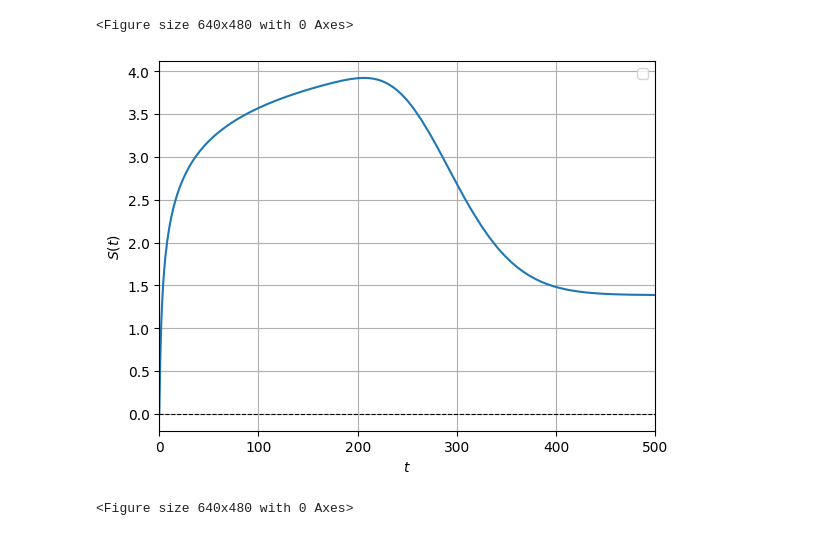
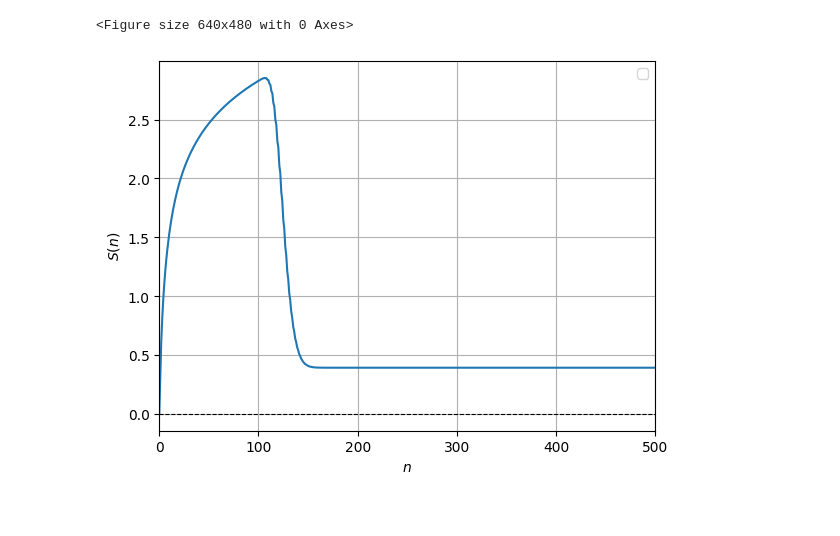
Before and after one commit to pedrolinckm/OQW-Thermodynamics, a Jupyter notebook: thermodynamics_oqw.ipynb, the cells around one changed output. Drawn from its saved outputs; the diff is of its cells as text; code cells hidden in the pictures.

```diff
--- a/thermodynamics_oqw.ipynb
+++ b/thermodynamics_oqw.ipynb
@@ -275,29 +275,32 @@ plt.savefig("analytic_oqw_entropy.pgf")
 # %%
 #Entropy of OQW
 tmax = 500
+N = 100
+omega = 9/10
+
+
 t_values = [0]*tmax
 for i in range(tmax):
     t_values[i] = i
 
 S_values = []
 for t in range(len(t_values)):
-    S_values.append(S_entropy(100,2/3,t))
+    S_values.append(S_entropy(N,omega,t))
 
 
 plt.plot(t_values, S_values)
 
 plt.axhline(0, color='black', linewidth=0.8, linestyle='--')
-plt.xlabel(r'$t$')
-plt.ylabel('$S(t)$')
+plt.xlabel(r'$n$')
+plt.ylabel('$S(n)$')
 plt.legend()
 plt.grid(True)
 plt.xlim(0,500)
+plt.savefig("oqw_entropy.pgf")
+
 plt.show()
-
-plt.savefig("oqw_entropy.pgf")
 # %% [output]
-[figure, old version]
+[figure, new version]
-<Figure size 640x480 with 0 Axes>
 # %%
 #Analytic Entropy of OQW
 N = 100
```
Also changed, not shown: parts of 1 cell of this notebook, 5 other files.
